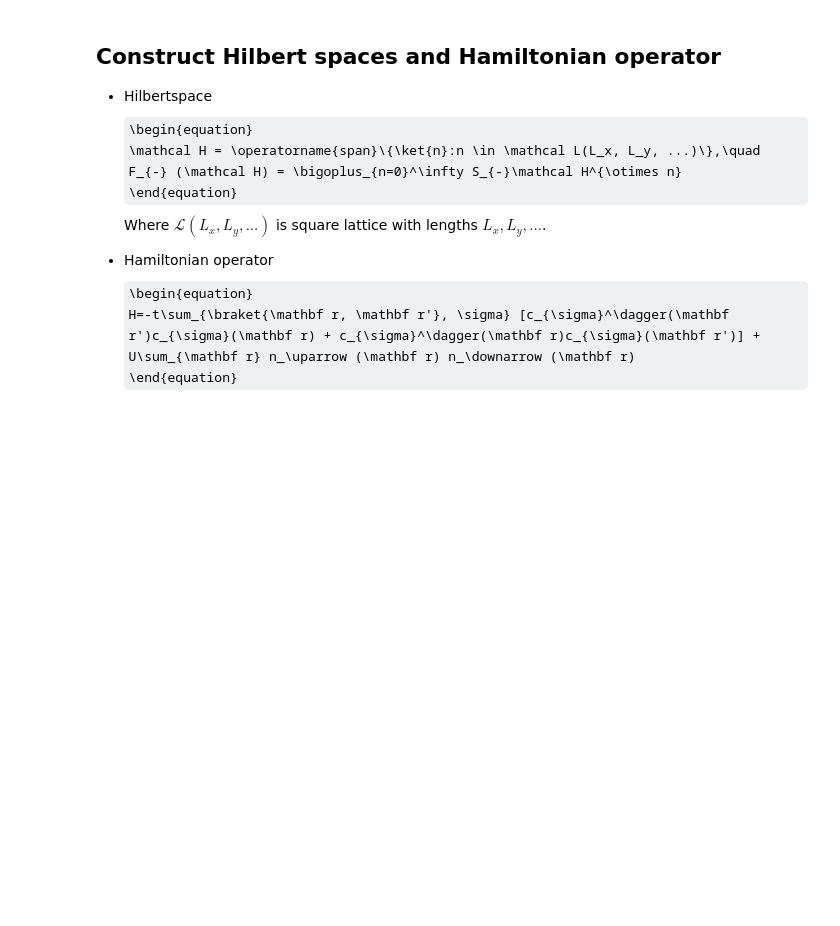
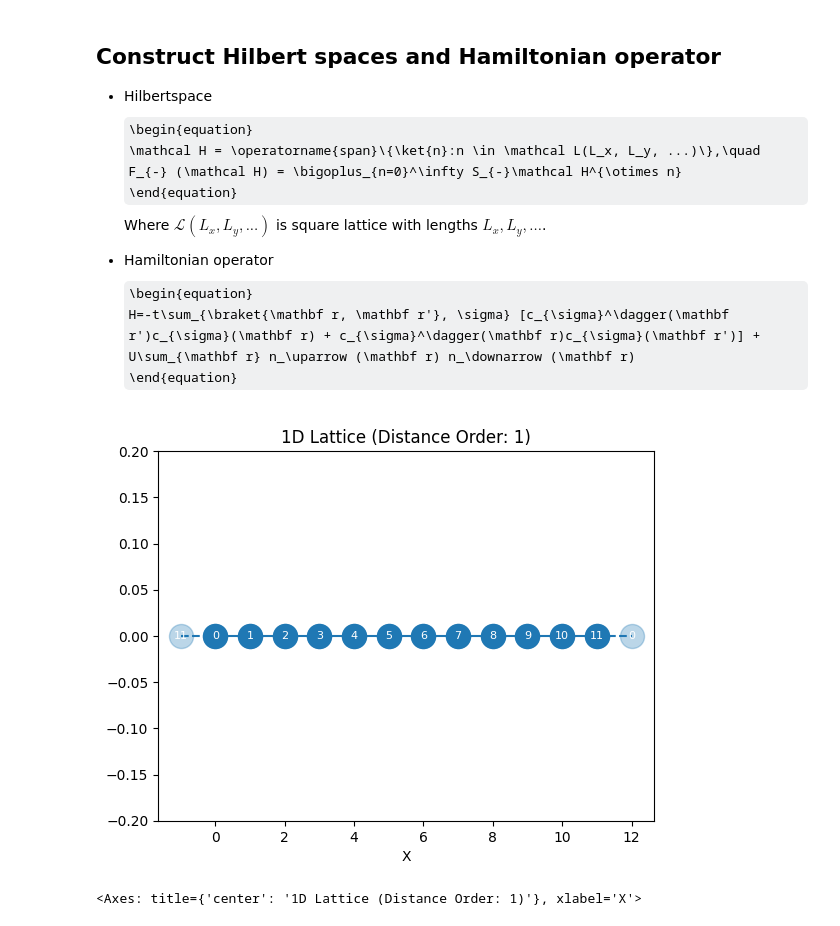
Before and after one commit to pco0511/attention-wavefn, a Jupyter notebook: src/fermi_hubbard_test.ipynb, the cells around one changed output. Saved outputs shown, nothing was run; the diff lists cells and outputs as text; code cells hidden in the pictures; some formulas as TeX source; blank space fills up the shorter version.

```diff
--- a/src/fermi_hubbard_test.ipynb
+++ b/src/fermi_hubbard_test.ipynb
@@ -39,23 +39,29 @@ Where $\mathcal L(L_x, L_y, ...)$ is square lattice with lengths $L_x, L_y, ...$
 # %%
 def construct_system(t: float, U: float, N: int, L: list[int], pbc=True) -> tuple[nk.hilbert.SpinOrbitalFermions, FermionOperator2ndJax]:
     hi = nk.hilbert.SpinOrbitalFermions(N, s=1/2, n_fermions=N)
     H = FermionOperator2ndJax(hi)
 
     graph = nk.graph.Grid(L, pbc=pbc)
     for (r1, r2) in graph.edges():
         for s in [-1, 1]:
             H += -t * (cdag(hi, r1, s) * c(hi, r2, s) + cdag(hi, r2, s) * c(hi, r1, s))
 
     for r in graph.nodes():
         H += U * nc(hi, r, -1) * nc(hi, r, 1)
 
     return hi, H
 
 t = 1.0
 U = 4.0
 N = 6
 L = [12,]
 PBC = True
 
 graph = nk.graph.Grid(L, pbc=PBC)
+graph_extended = nk.graph.disjoint_union(graph, graph)
+
+graph.draw()
+# %% [output]
+[figure, added]
+<Axes: title={'center': '1D Lattice (Distance Order: 1)'}, xlabel='X'>
 # %%
```
Also changed, not shown: parts of 1 cell of this notebook, 1 other file.
